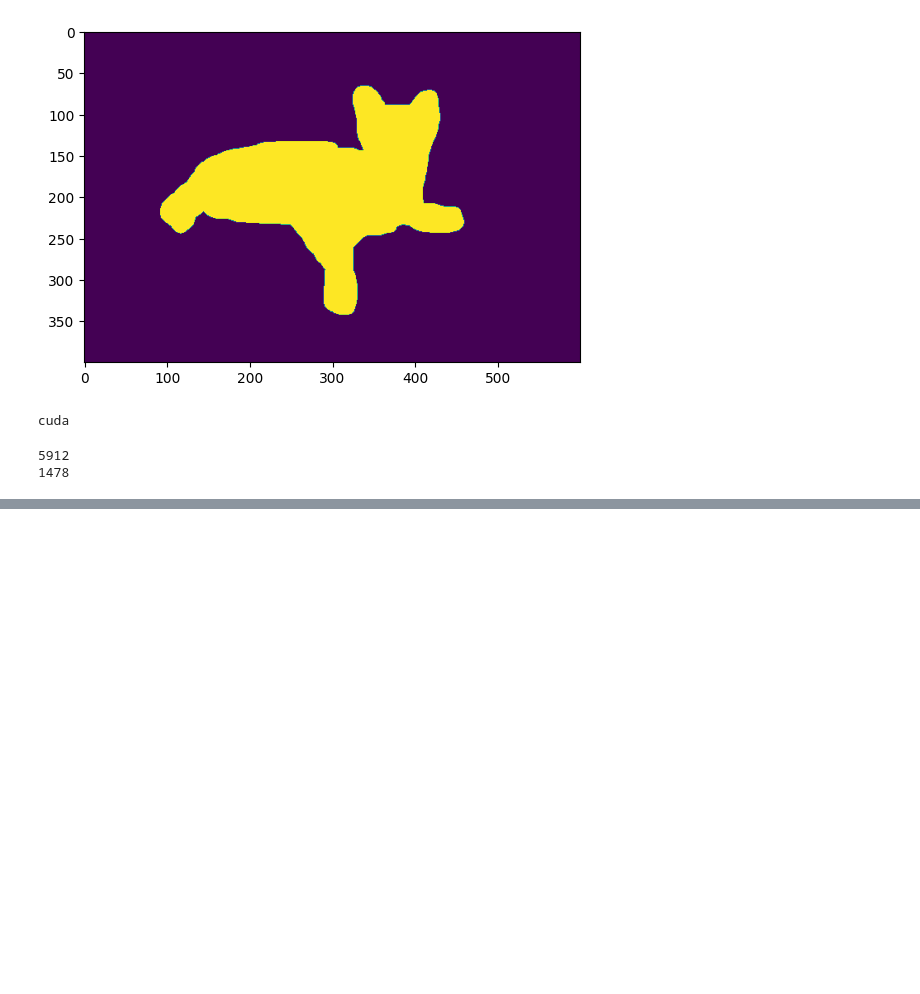
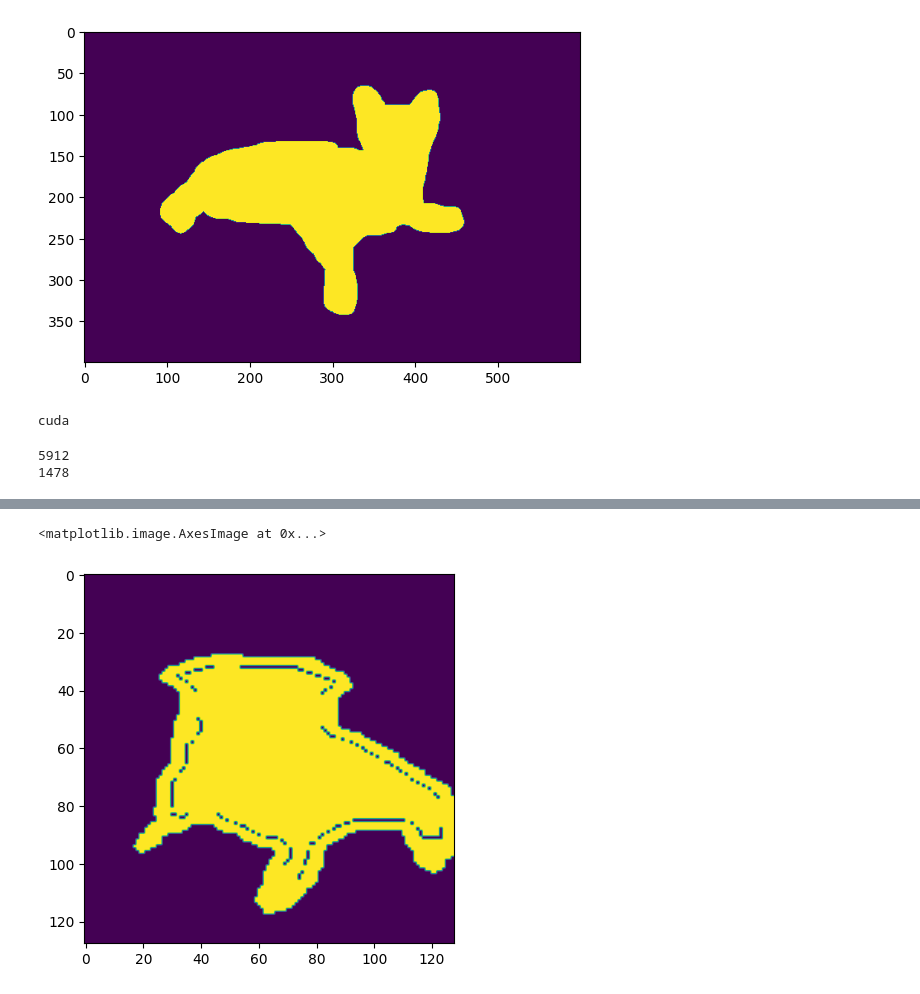
Before and after one commit to audwls4545/metaverse, a Jupyter notebook: unet_2023.ipynb, the cells around one changed output, grey strips where cells are left out. Saved outputs shown, nothing was run; the diff lists cells and outputs as text; code cells hidden in the pictures; blank space fills up the shorter version.

```diff
--- a/unet_2023.ipynb
+++ b/unet_2023.ipynb
@@ -262,0 +298,5 @@ for epoch in range(200):
+# %%
+plt.imshow(label)
+# %% [output]
+<matplotlib.image.AxesImage at 0x...>
+[figure, added]
```
Also changed, not shown: parts of 4 cells of this notebook.
